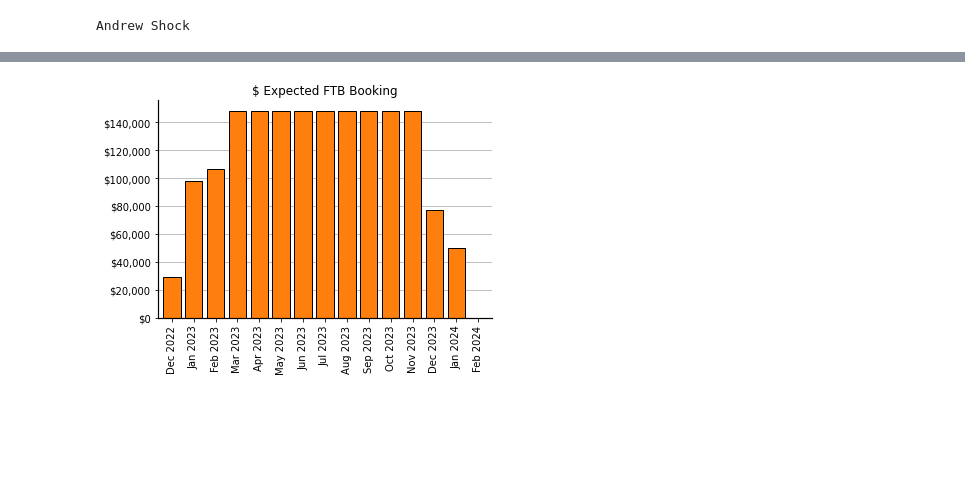
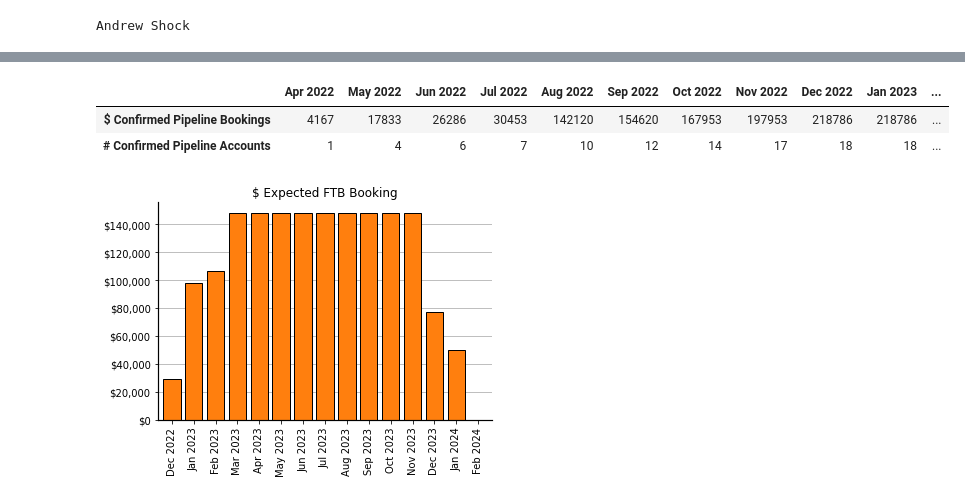
Before and after one commit to EnricoBorriello/Pipeline, a Jupyter notebook: Main.ipynb, the cells around one changed output, grey strips where cells are left out. Cells and saved outputs as stored; diff of their text form; code cells hidden in the pictures; blank space fills up the shorter version.

```diff
--- a/Main.ipynb
+++ b/Main.ipynb
@@ -234,5 +137,9 @@ Andrew Shock
 # %%
-#partial_pipeline_summary( detail_post , detail_type = 'post' )
+partial_pipeline_summary( detail_post , detail_type = 'post' )
+# %% [output]
+|  | Apr 2022 | May 2022 | Jun 2022 | Jul 2022 | Aug 2022 | Sep 2022 | Oct 2022 | Nov 2022 | Dec 2022 | Jan 2023 | ... |
+| $ Confirmed Pipeline Bookings | 4167 | 17833 | 26286 | 30453 | 142120 | 154620 | 167953 | 197953 | 218786 | 218786 | ... |
+| # Confirmed Pipeline Accounts | 1 | 4 | 6 | 7 | 10 | 12 | 14 | 17 | 18 | 18 | ... |
 # %%
 vialualize_partial_pipeline (detail_pre,detail_type='pre')
 # %% [output]
```
Also changed, not shown: parts of 13 cells of this notebook, 4 other files.
